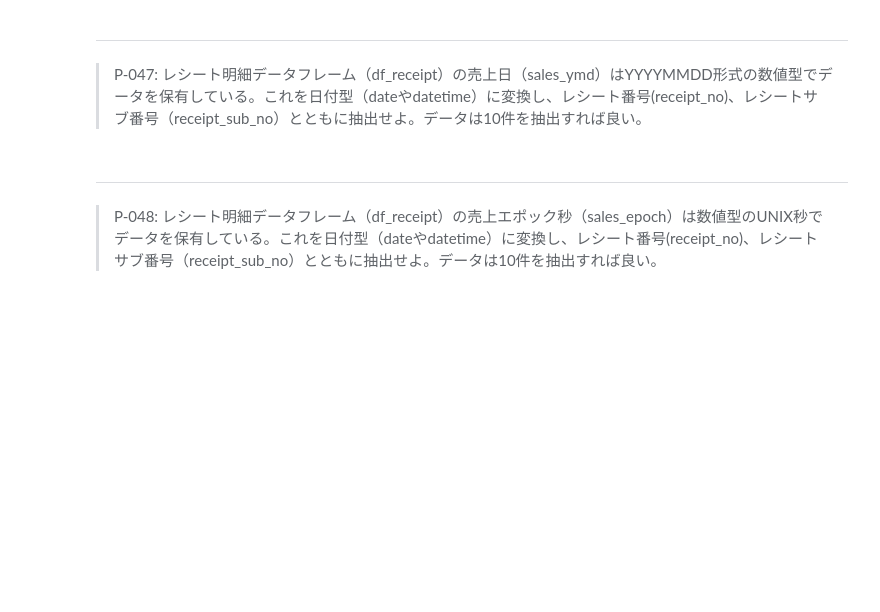
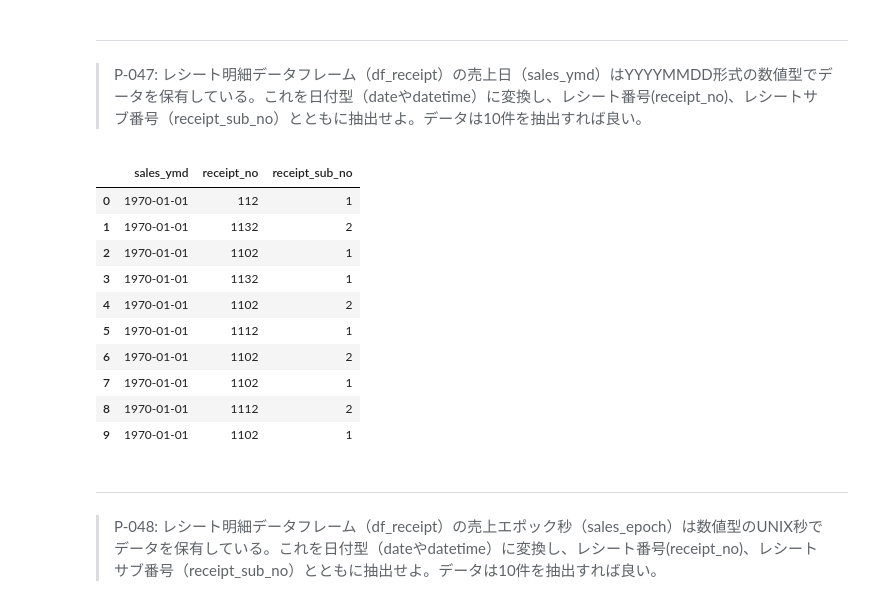
Before and after one commit to jackfrostwillbeking/100knocks-preprocess, a Jupyter notebook: docker/work/preprocess_knock_Python.ipynb, the cells around one changed output. Saved outputs shown, nothing was run; the diff lists cells and outputs as text; code cells hidden in the pictures; blank space fills up the shorter version.

```diff
--- a/docker/work/preprocess_knock_Python.ipynb
+++ b/docker/work/preprocess_knock_Python.ipynb
@@ -822,6 +837,20 @@ dtype: object
 # %% [markdown]
 ---
 > P-047: レシート明細データフレーム（df_receipt）の売上日（sales_ymd）はYYYYMMDD形式の数値型でデータを保有している。これを日付型（dateやdatetime）に変換し、レシート番号(receipt_no)、レシートサブ番号（receipt_sub_no）とともに抽出せよ。データは10件を抽出すれば良い。
+# %%
+pd.concat([pd.to_datetime(df_receipt['sales_ymd']).dt.strftime('%Y-%m-%d'),df_receipt[['receipt_no','receipt_sub_no']]],axis=1).head(10)
+# %% [output]
+|  | sales_ymd | receipt_no | receipt_sub_no |
+| 0 | 1970-01-01 | 112 | 1 |
+| 1 | 1970-01-01 | 1132 | 2 |
+| 2 | 1970-01-01 | 1102 | 1 |
+| 3 | 1970-01-01 | 1132 | 1 |
+| 4 | 1970-01-01 | 1102 | 2 |
+| 5 | 1970-01-01 | 1112 | 1 |
+| 6 | 1970-01-01 | 1102 | 2 |
+| 7 | 1970-01-01 | 1102 | 1 |
+| 8 | 1970-01-01 | 1112 | 2 |
+| 9 | 1970-01-01 | 1102 | 1 |
 # %% [markdown]
 ---
 > P-048: レシート明細データフレーム（df_receipt）の売上エポック秒（sales_epoch）は数値型のUNIX秒でデータを保有している。これを日付型（dateやdatetime）に変換し、レシート番号(receipt_no)、レシートサブ番号（receipt_sub_no）とともに抽出せよ。データは10件を抽出すれば良い。
```
Also changed, not shown: parts of 7 cells of this notebook.
